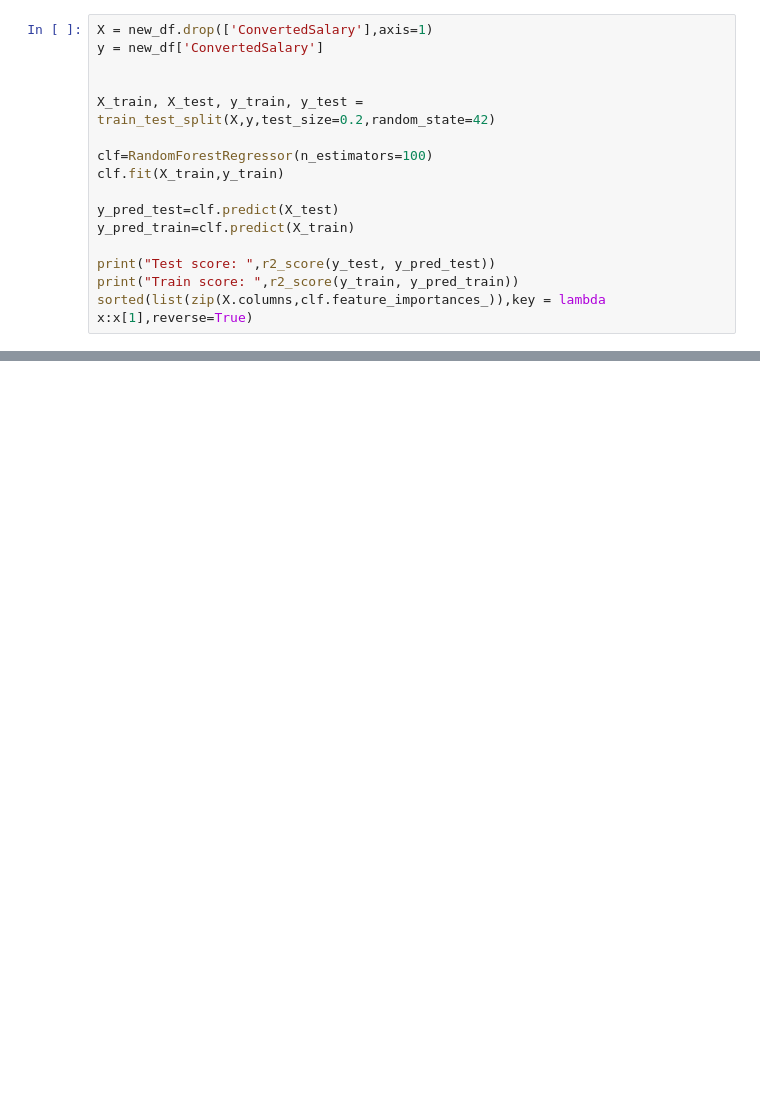
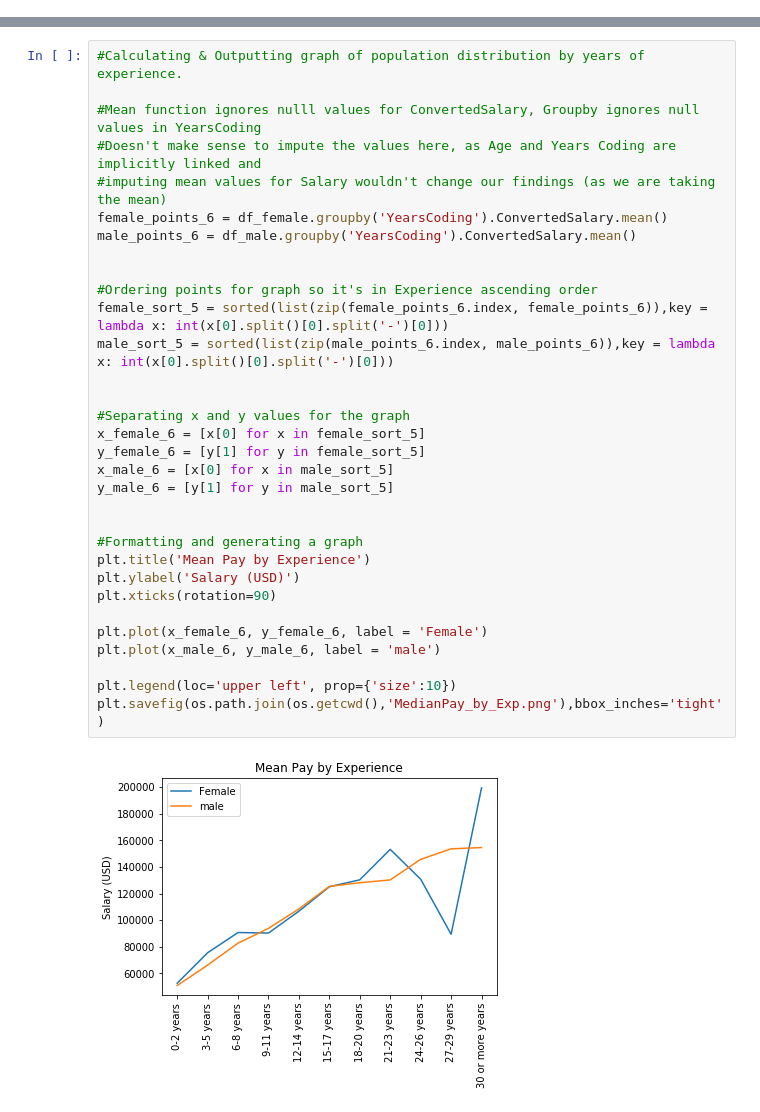
Before and after one commit to dltheobald-Deloitte/GenderGapAnalysis, a Jupyter notebook: Blog_prep.ipynb, the cells around one changed output, grey strips where cells are left out. Cells and saved outputs as stored; diff of their text form; blank space fills up the shorter version.

Commit message:
SPlit into 3 questions and fully annotated

```diff
--- a/Blog_prep.ipynb
+++ b/Blog_prep.ipynb
@@ -654,16 +0,0 @@ See the caveats in the documentation: http://pandas.pydata.org/pandas-docs/stabl
-# %%
-X = new_df.drop(['ConvertedSalary'],axis=1)
-y = new_df['ConvertedSalary']
-
-
-X_train, X_test, y_train, y_test = train_test_split(X,y,test_size=0.2,random_state=42)
-
-clf=RandomForestRegressor(n_estimators=100)
-clf.fit(X_train,y_train)
-
-y_pred_test=clf.predict(X_test)
-y_pred_train=clf.predict(X_train)
-
-print("Test score: ",r2_score(y_test, y_pred_test))
-print("Train score: ",r2_score(y_train, y_pred_train))
-sorted(list(zip(X.columns,clf.feature_importances_)),key = lambda x:x[1],reverse=True)
@@ -846,0 +292,34 @@ mapping_category = {'AssessJob1' : 'Industry', 'AssessJob2' : 'Company Performan
+# %%
+#Calculating & Outputting graph of population distribution by years of experience.
+
+#Mean function ignores nulll values for ConvertedSalary, Groupby ignores null values in YearsCoding
+#Doesn't make sense to impute the values here, as Age and Years Coding are implicitly linked and
+#imputing mean values for Salary wouldn't change our findings (as we are taking the mean)
+female_points_6 = df_female.groupby('YearsCoding').ConvertedSalary.mean()
+male_points_6 = df_male.groupby('YearsCoding').ConvertedSalary.mean()
+
+
+#Ordering points for graph so it's in Experience ascending order
+female_sort_5 = sorted(list(zip(female_points_6.index, female_points_6)),key = lambda x: int(x[0].split()[0].split('-')[0]))
+male_sort_5 = sorted(list(zip(male_points_6.index, male_points_6)),key = lambda x: int(x[0].split()[0].split('-')[0]))
+
+
+#Separating x and y values for the graph
+x_female_6 = [x[0] for x in female_sort_5]
+y_female_6 = [y[1] for y in female_sort_5]
+x_male_6 = [x[0] for x in male_sort_5]
+y_male_6 = [y[1] for y in male_sort_5]
+
+
+#Formatting and generating a graph
+plt.title('Mean Pay by Experience')
+plt.ylabel('Salary (USD)')
+plt.xticks(rotation=90)
+
+plt.plot(x_female_6, y_female_6, label = 'Female')
+plt.plot(x_male_6, y_male_6, label = 'male')
+
+plt.legend(loc='upper left', prop={'size':10})
+plt.savefig(os.path.join(os.getcwd(),'MedianPay_by_Exp.png'),bbox_inches='tight')
+# %% [output]
+[figure, added]
```
Also changed, not shown: parts of 71 cells of this notebook, 5 other files.
